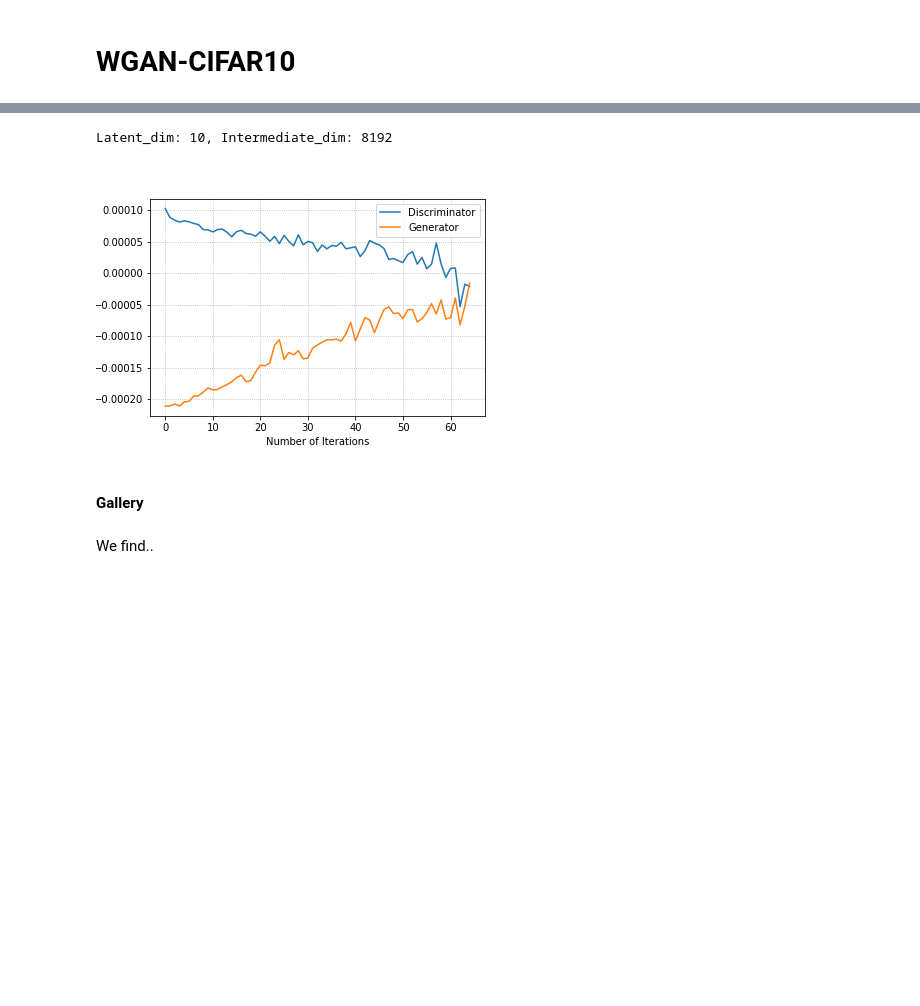
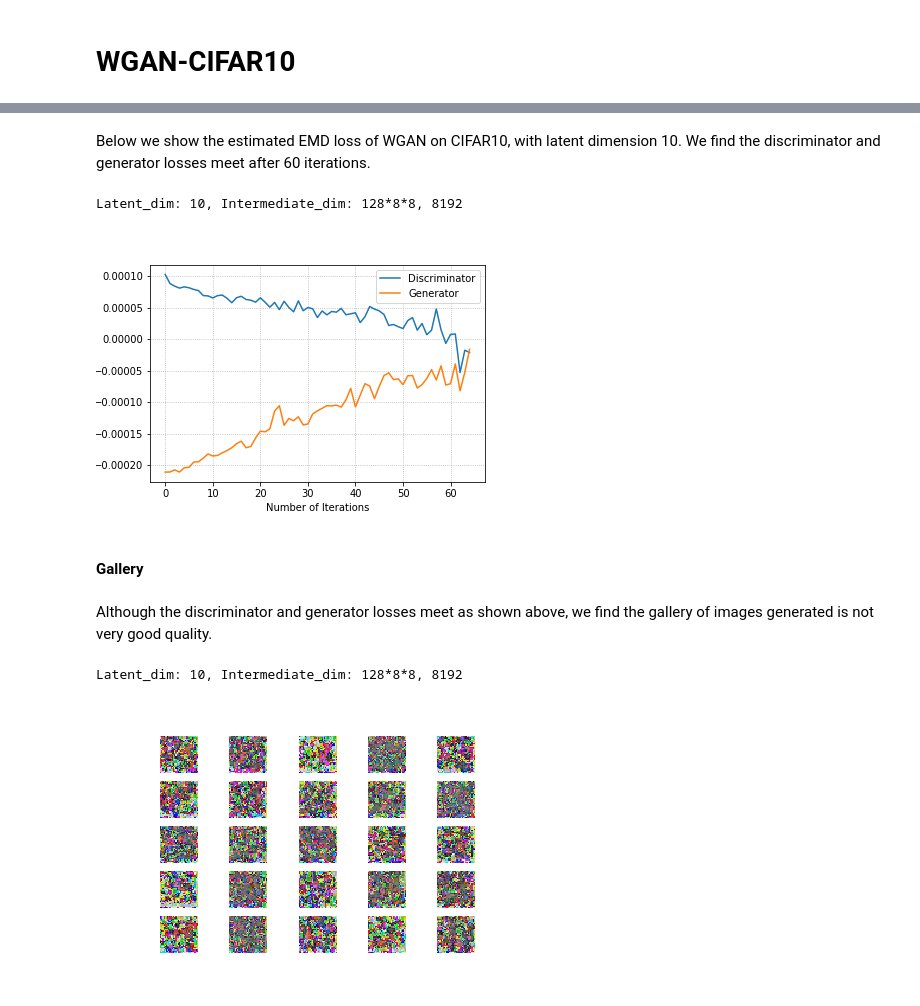
Before and after one commit to sofa13/csi5138_a4, a Jupyter notebook: Report.ipynb, the cells around one changed output, grey strips where cells are left out. Drawn from its saved outputs; the diff is of its cells as text; code cells hidden in the pictures; blank space fills up the shorter version.

```diff
--- a/Report.ipynb
+++ b/Report.ipynb
@@ -196,13 +216,18 @@ We find...
+# %% [markdown]
+Below we show the estimated EMD loss of WGAN on CIFAR10, with latent dimension 10. We find the discriminator and generator losses meet after 60 iterations.
 # %%
-print("Latent_dim: 10, Intermediate_dim: 8192")
+print("Latent_dim: 10, Intermediate_dim: 128*8*8, 8192")
 Image(filename='./images/cifar10_loss_65.png')
 # %% [output]
-Latent_dim: 10, Intermediate_dim: 8192
+Latent_dim: 10, Intermediate_dim: 128*8*8, 8192
 [figure]
 # %% [markdown]
 #### Gallery
-# %% [markdown]
-We find..
+# %% [markdown]
+Although the discriminator and generator losses meet as shown above, we find the gallery of images generated is not very good quality.
 # %%
-print("Latent_dim: 10, Intermediate_dim: 8192")
-Image(filename='./images/mnist_950.png')
+print("Latent_dim: 10, Intermediate_dim: 128*8*8, 8192")
+Image(filename='./images/cifar10_65.png')
+# %% [output]
+Latent_dim: 10, Intermediate_dim: 128*8*8, 8192
+[figure, added]
```
Also changed, not shown: parts of 34 cells of this notebook.
